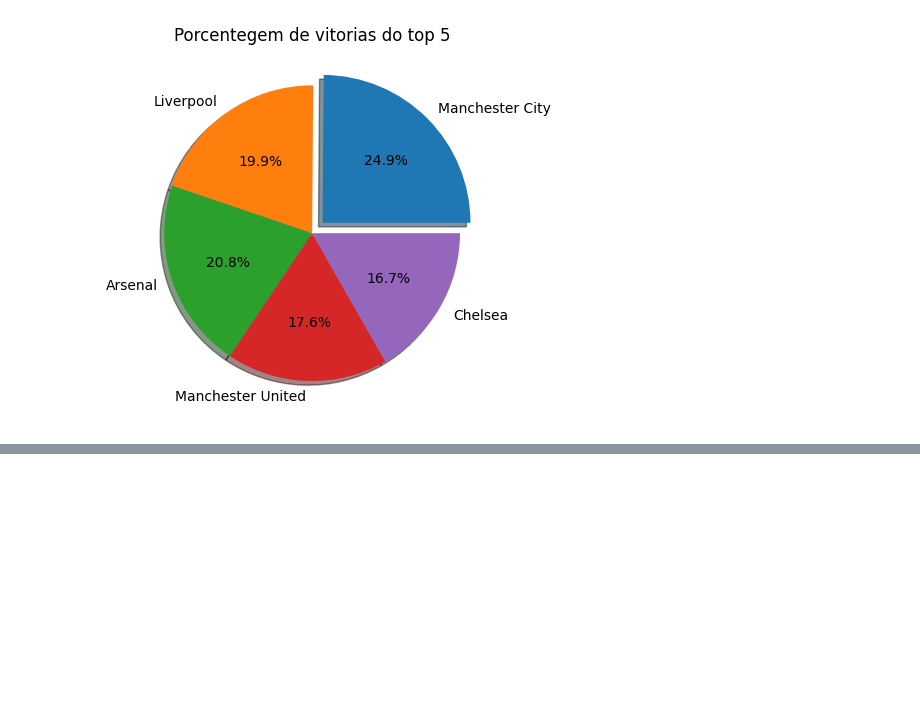
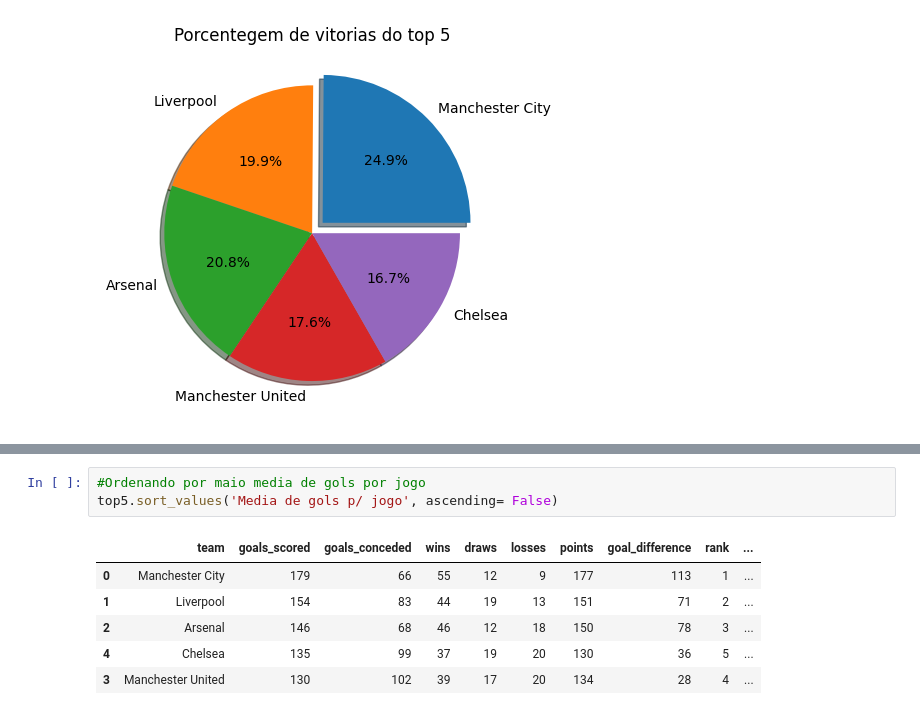
Before and after one commit to lucasghidini/PremierLeague2024, a Jupyter notebook: PremierLeague2024.ipynb, the cells around one changed output, grey strips where cells are left out. Saved outputs shown, nothing was run; the diff lists cells and outputs as text; blank space fills up the shorter version.

```diff
--- a/PremierLeague2024.ipynb
+++ b/PremierLeague2024.ipynb
@@ -122,0 +132,10 @@ plt.title('Porcentegem de vitorias do top 5');
+# %%
+#Ordenando por maio media de gols por jogo
+top5.sort_values('Media de gols p/ jogo', ascending= False)
+# %% [output]
+|  | team | goals_scored | goals_conceded | wins | draws | losses | points | goal_difference | rank | ... |
+| 0 | Manchester City | 179 | 66 | 55 | 12 | 9 | 177 | 113 | 1 | ... |
+| 1 | Liverpool | 154 | 83 | 44 | 19 | 13 | 151 | 71 | 2 | ... |
+| 2 | Arsenal | 146 | 68 | 46 | 12 | 18 | 150 | 78 | 3 | ... |
+| 4 | Chelsea | 135 | 99 | 37 | 19 | 20 | 130 | 36 | 5 | ... |
+| 3 | Manchester United | 130 | 102 | 39 | 17 | 20 | 134 | 28 | 4 | ... |
```
Also changed, not shown: parts of 5 cells of this notebook, 1 other file.
